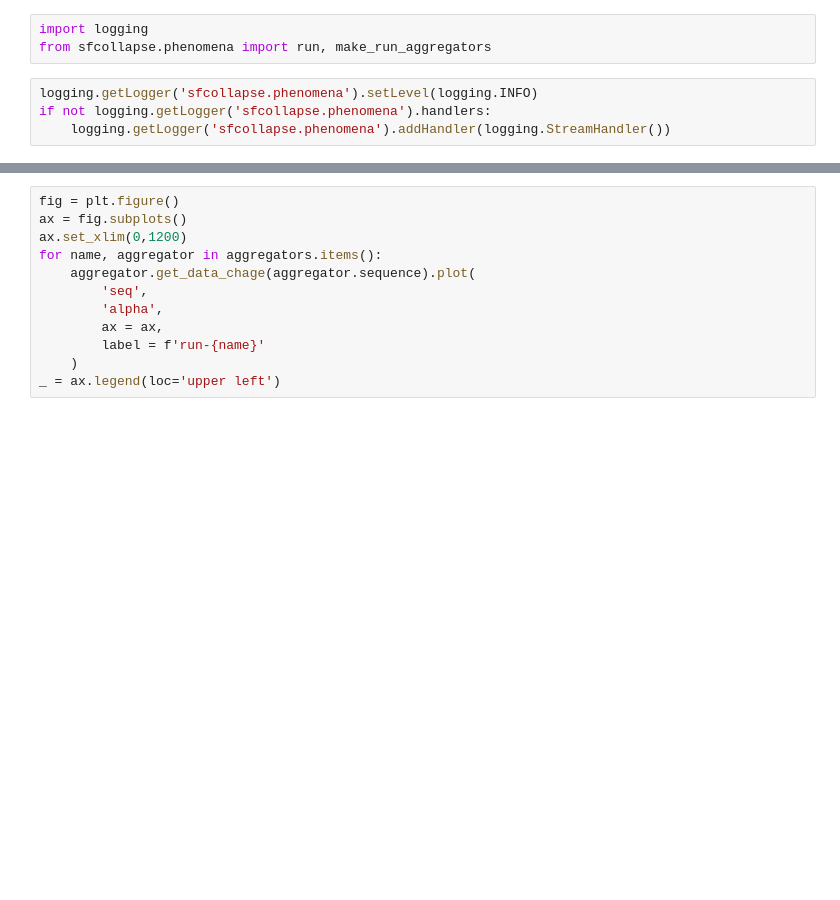
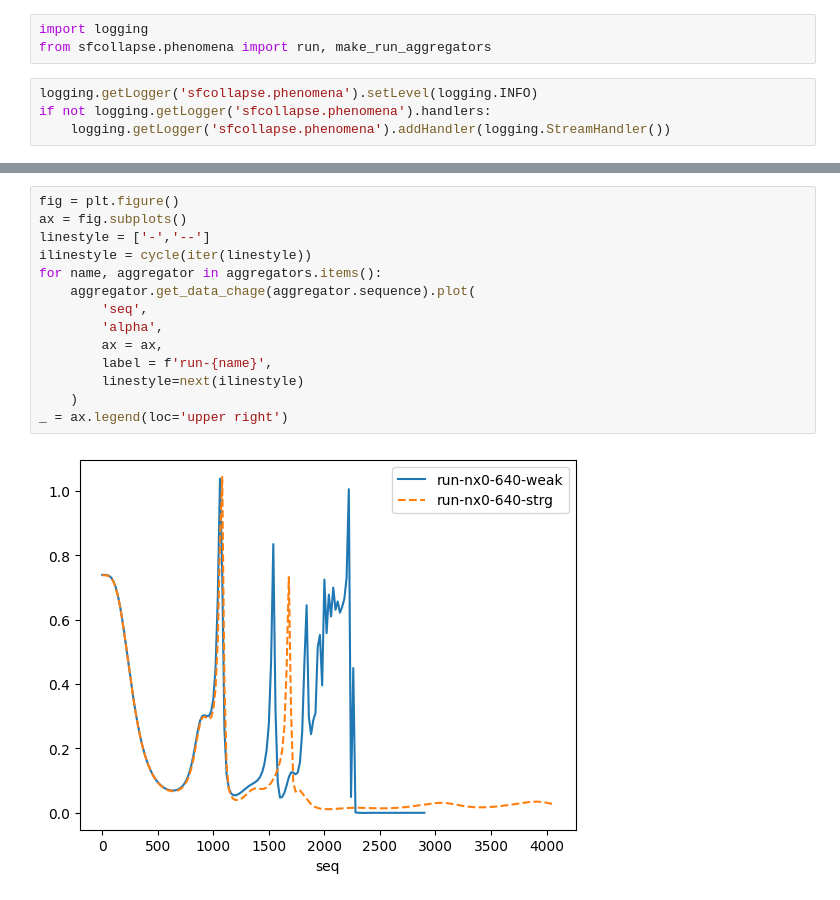
Before and after one commit to dpopchev/sfcollapse, a Jupyter notebook: nrpybooks/visualization_sfcollapse.ipynb, the cells around one changed output, grey strips where cells are left out. Drawn from its saved outputs; the diff is of its cells as text; blank space fills up the shorter version.

```diff
--- a/nrpybooks/visualization_sfcollapse.ipynb
+++ b/nrpybooks/visualization_sfcollapse.ipynb
@@ -22,12 +29,16 @@ _ = ax.legend(loc='upper right')
 # %%
 fig = plt.figure()
 ax = fig.subplots()
-ax.set_xlim(0,1200)
+linestyle = ['-','--']
+ilinestyle = cycle(iter(linestyle))
 for name, aggregator in aggregators.items():
     aggregator.get_data_chage(aggregator.sequence).plot(
         'seq',
         'alpha',
         ax = ax,
-        label = f'run-{name}'
+        label = f'run-{name}',
+        linestyle=next(ilinestyle)
     )
-_ = ax.legend(loc='upper left')
+_ = ax.legend(loc='upper right')
+# %% [output]
+[figure, added]
```
Also changed, not shown: parts of 3 cells of this notebook, 1 other file.
